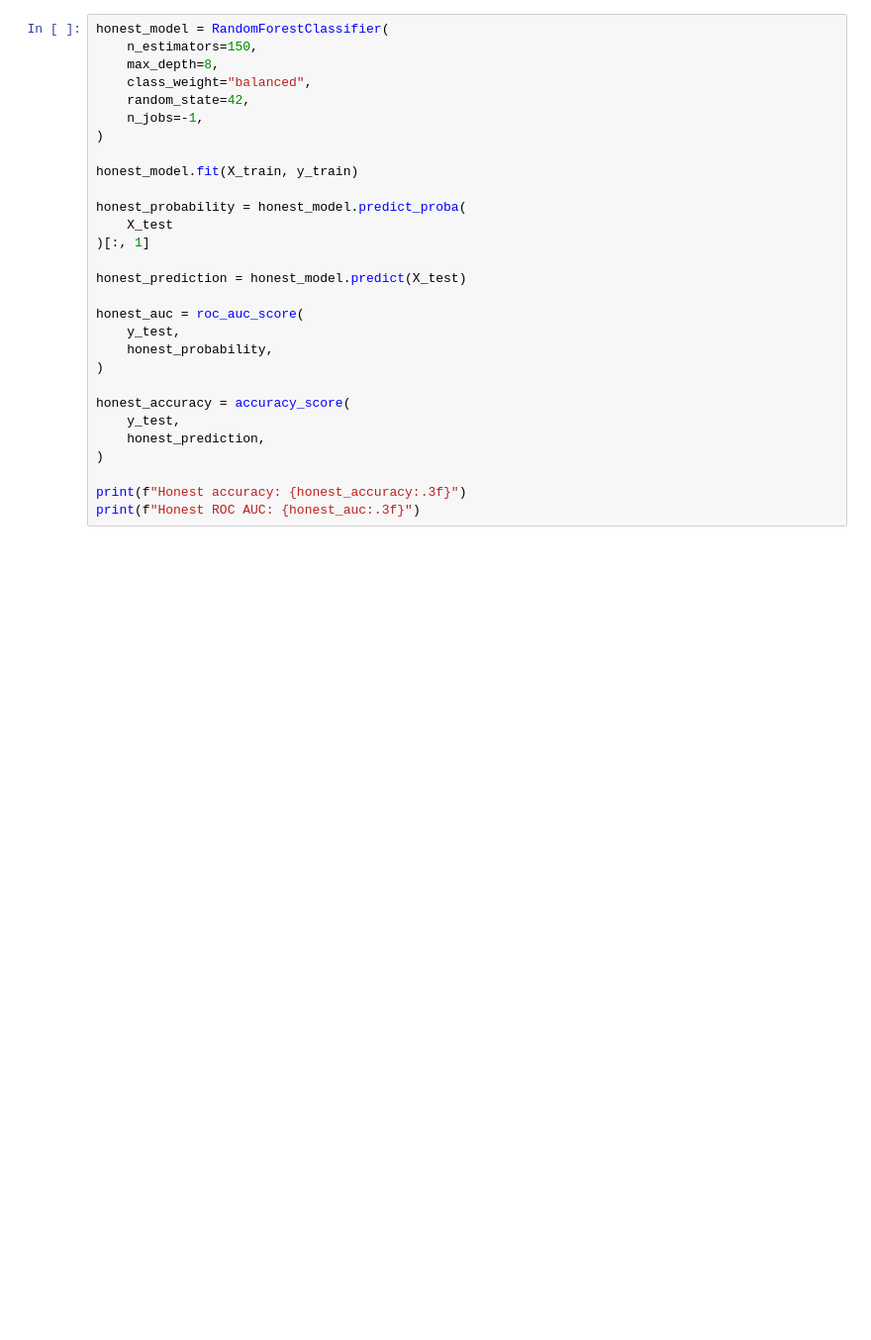
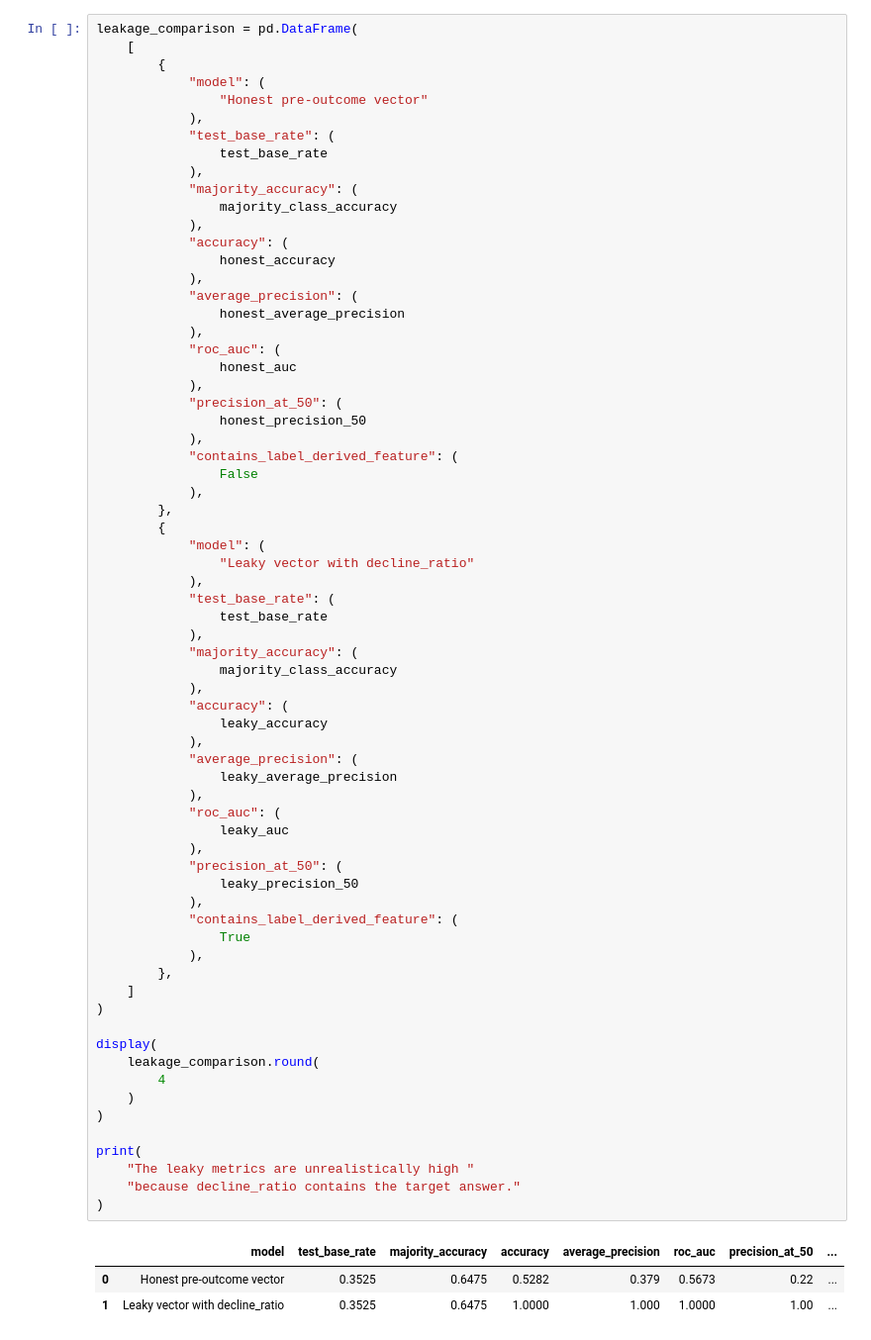
Before and after one commit to Zafar488/flyrank-ml-internship, a Jupyter notebook: work/notebooks/w03_feature_leakage_check.ipynb, the cells around one changed output. Shown at 99% size. Cells and saved outputs as stored; diff of their text form; blank space fills up the shorter version.

```diff
--- a/work/notebooks/w03_feature_leakage_check.ipynb
+++ b/work/notebooks/w03_feature_leakage_check.ipynb
@@ -743,30 +1696,72 @@ Client overlap: 0
 # %%
-honest_model = RandomForestClassifier(
-    n_estimators=150,
-    max_depth=8,
-    class_weight="balanced",
-    random_state=42,
-    n_jobs=-1,
+leakage_comparison = pd.DataFrame(
+    [
+        {
+            "model": (
+                "Honest pre-outcome vector"
+            ),
+            "test_base_rate": (
+                test_base_rate
+            ),
+            "majority_accuracy": (
+                majority_class_accuracy
+            ),
+            "accuracy": (
+                honest_accuracy
+            ),
+            "average_precision": (
+                honest_average_precision
+            ),
+            "roc_auc": (
+                honest_auc
+            ),
+            "precision_at_50": (
+                honest_precision_50
+            ),
+            "contains_label_derived_feature": (
+                False
+            ),
+        },
+        {
+            "model": (
+                "Leaky vector with decline_ratio"
+            ),
+            "test_base_rate": (
+                test_base_rate
+            ),
+            "majority_accuracy": (
+                majority_class_accuracy
+            ),
+            "accuracy": (
+                leaky_accuracy
+            ),
+            "average_precision": (
+                leaky_average_precision
+            ),
+            "roc_auc": (
+                leaky_auc
+            ),
+            "precision_at_50": (
+                leaky_precision_50
+            ),
+            "contains_label_derived_feature": (
+                True
+            ),
+        },
+    ]
 )
 
-honest_model.fit(X_train, y_train)
-
-honest_probability = honest_model.predict_proba(
-    X_test
-)[:, 1]
-
-honest_prediction = honest_model.predict(X_test)
-
-honest_auc = roc_auc_score(
-    y_test,
-    honest_probability,
+display(
+    leakage_comparison.round(
+        4
+    )
 )
 
-honest_accuracy = accuracy_score(
-    y_test,
-    honest_prediction,
+print(
+    "The leaky metrics are unrealistically high "
+    "because decline_ratio contains the target answer."
 )
-
-print(f"Honest accuracy: {honest_accuracy:.3f}")
-print(f"Honest ROC AUC: {honest_auc:.3f}")
 # %% [output]
+|  | model | test_base_rate | majority_accuracy | accuracy | average_precision | roc_auc | precision_at_50 | ... |
+| 0 | Honest pre-outcome vector | 0.3525 | 0.6475 | 0.5282 | 0.379 | 0.5673 | 0.22 | ... |
+| 1 | Leaky vector with decline_ratio | 0.3525 | 0.6475 | 1.0000 | 1.000 | 1.0000 | 1.00 | ... |
```
Also changed, not shown: parts of 38 cells of this notebook.
